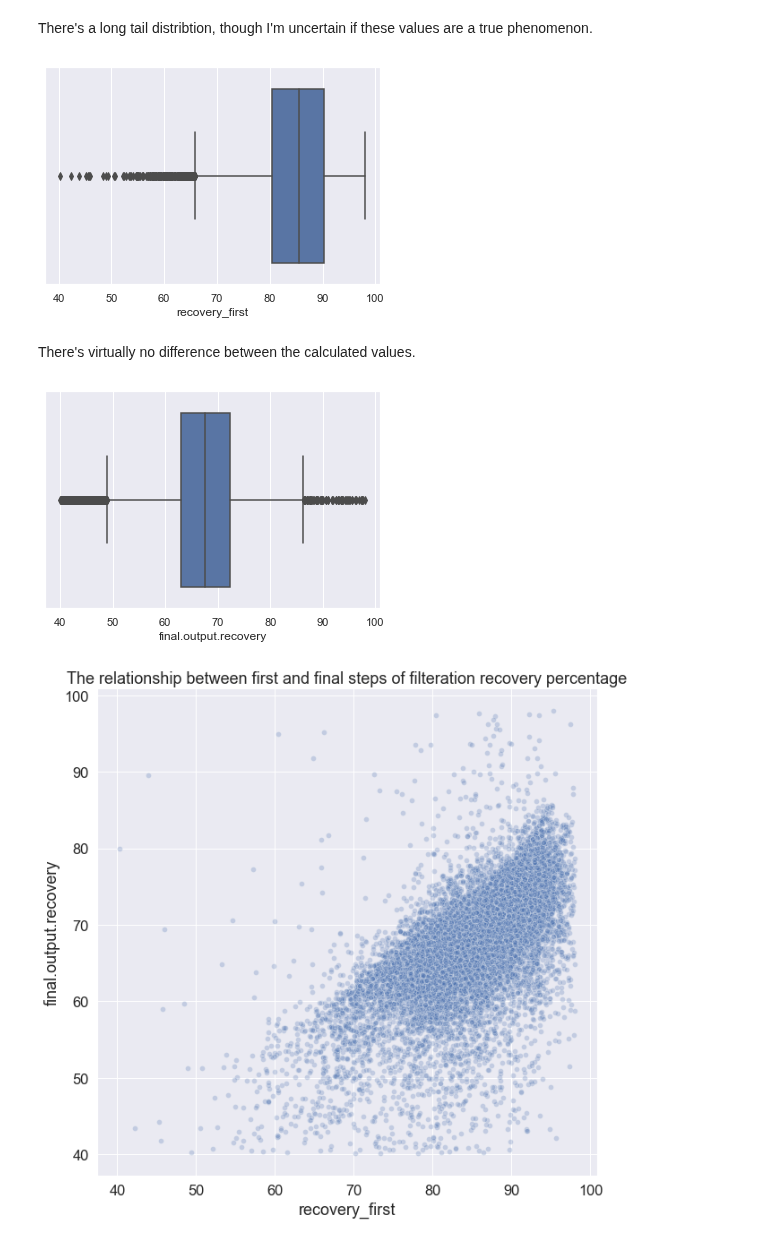
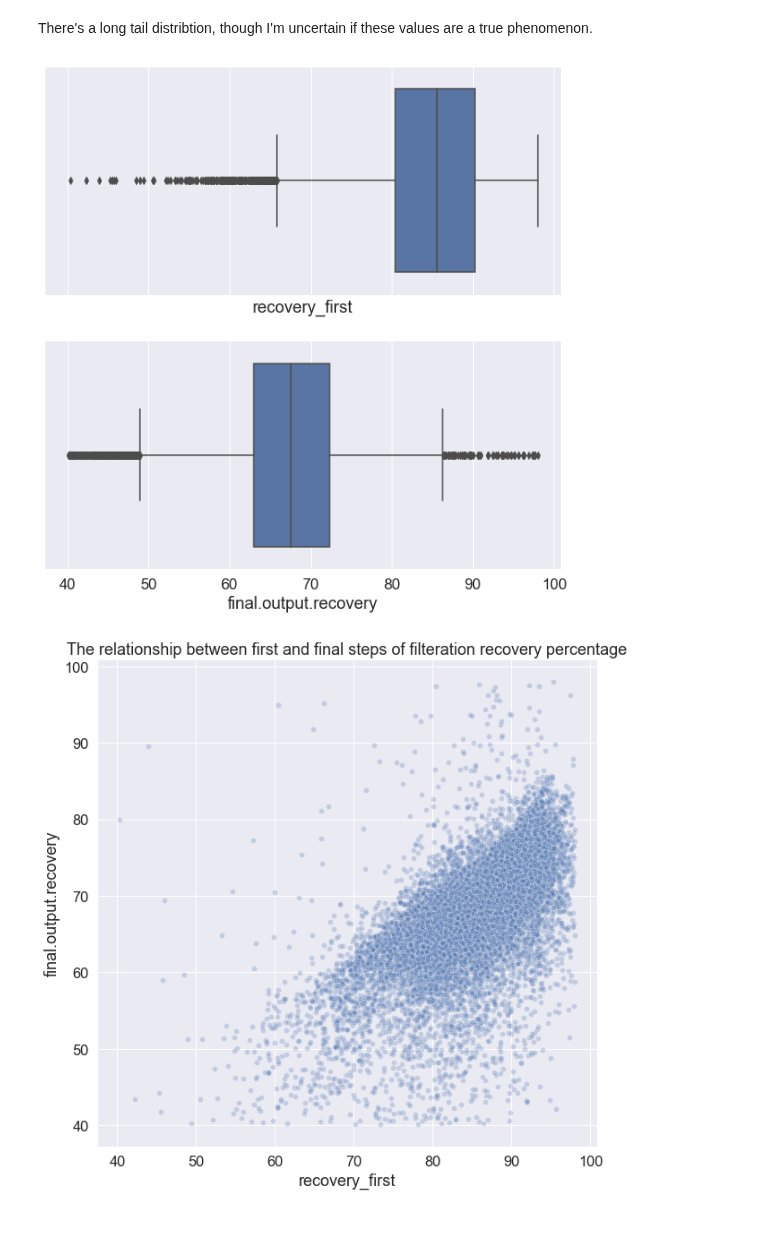
Before and after one commit to jordwil/ds_blog, a Jupyter notebook: _notebooks/2020-07-30-int-project-gold.ipynb, the cells around one changed output. Cells and saved outputs as stored; diff of their text form; code cells hidden in the pictures.

```diff
--- a/_notebooks/2020-07-30-int-project-gold.ipynb
+++ b/_notebooks/2020-07-30-int-project-gold.ipynb
@@ -202,19 +161,13 @@ train = train.loc[train.index.difference(unusual_values.index), :]
 # %% [markdown]
 There's a long tail distribtion, though I'm uncertain if these values are a true phenomenon.
-# %%
-# collapse
-sns.boxplot(train["recovery_first"])
-plt.show()
-# %% [output]
-[figure, removed]
-# %% [markdown]
-There's virtually no difference between the calculated values.
-# %%
-# collapse
-sns.boxplot(train["final.output.recovery"])
-plt.show()
-# %% [output]
-[figure, removed]
+# %%
+# collapse
+with sns.plotting_context('notebook', font_scale=1.5):
+    fig, axes = plt.subplots(nrows=2, sharex=True, figsize=[10,10])
+    sns.boxplot(train["recovery_first"], ax=axes[0])
+    sns.boxplot(train["final.output.recovery"], ax=axes[1])
+# %% [output]
+[figure, added]
 # %%
 #collapse
 with sns.plotting_context("notebook", font_scale=1.5):
```
Also changed, not shown: parts of 33 cells of this notebook.
